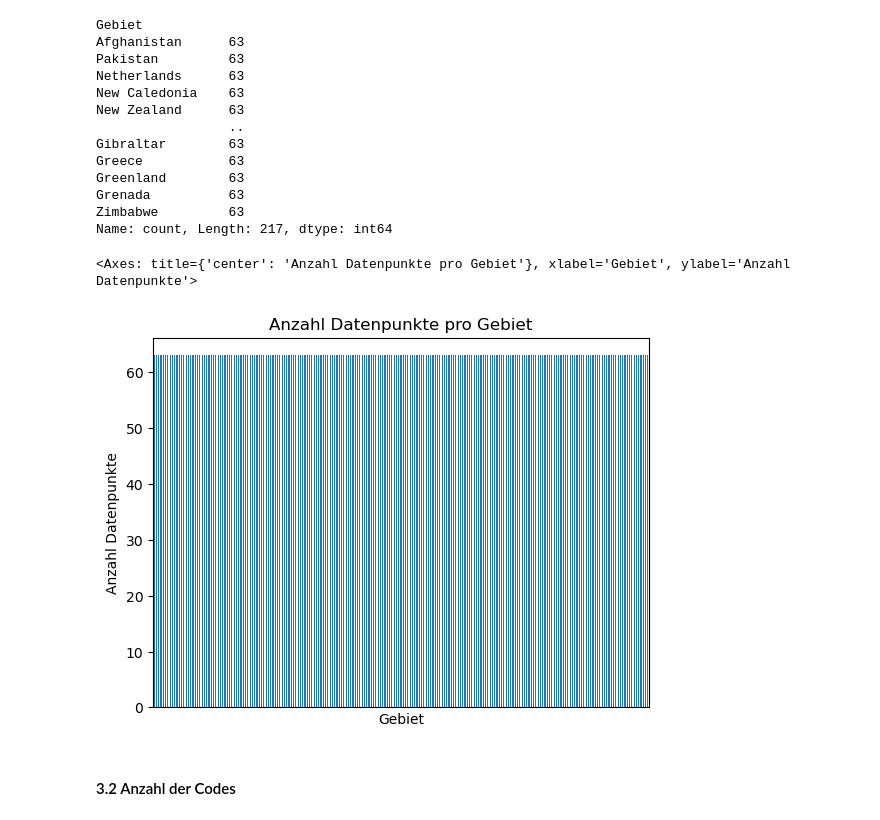
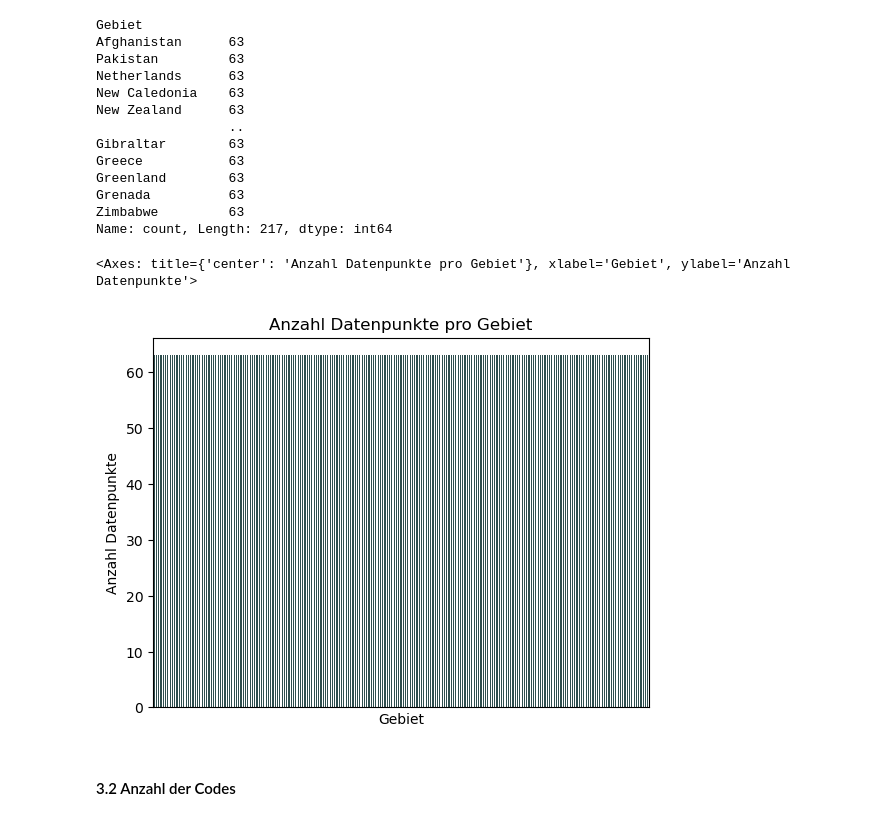
Before and after one commit to elenabuchli/Leistungsnachweis_2, a Jupyter notebook: Leistungsnachweis_Python_Frauenanteil.ipynb, the cells around one changed output. Drawn from its saved outputs; the diff is of its cells as text; code cells hidden in the pictures.

```diff
--- a/Leistungsnachweis_Python_Frauenanteil.ipynb
+++ b/Leistungsnachweis_Python_Frauenanteil.ipynb
@@ -141,10 +155,11 @@ Name: count, Length: 217, dtype: int64
 # %%
 df_filtered['Gebiet'].value_counts().plot(kind='bar',
                                  xticks=[],
-                                 ylabel='Anzahl Datenpunkte', title='Anzahl Datenpunkte pro Gebiet')
+                                 ylabel='Anzahl Datenpunkte', title='Anzahl Datenpunkte pro Gebiet',
+                                 color='darkslategrey')
 # %% [output]
 <Axes: title={'center': 'Anzahl Datenpunkte pro Gebiet'}, xlabel='Gebiet', ylabel='Anzahl Datenpunkte'>
-[figure, old version]
+[figure, new version]
 # %% [markdown]
 #### 3.2 Anzahl der Codes
 # %%
```
Also changed, not shown: parts of 10 cells of this notebook.
